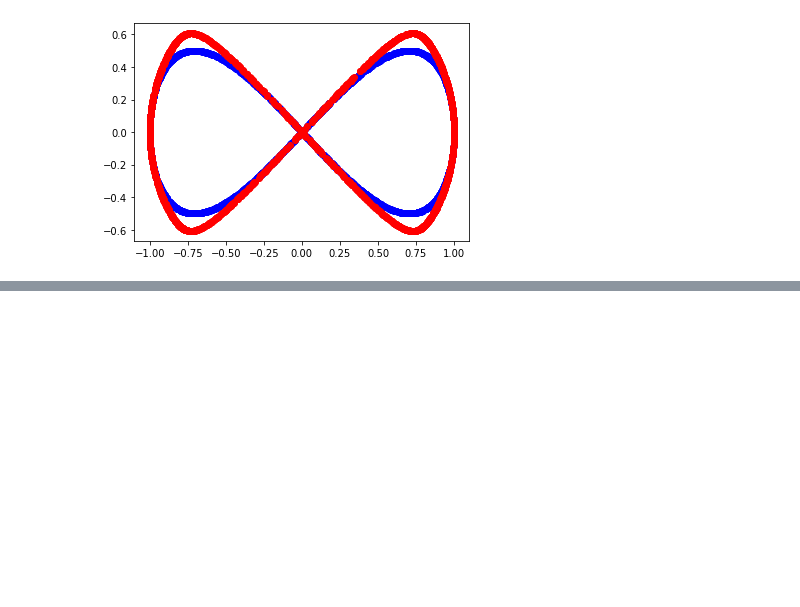
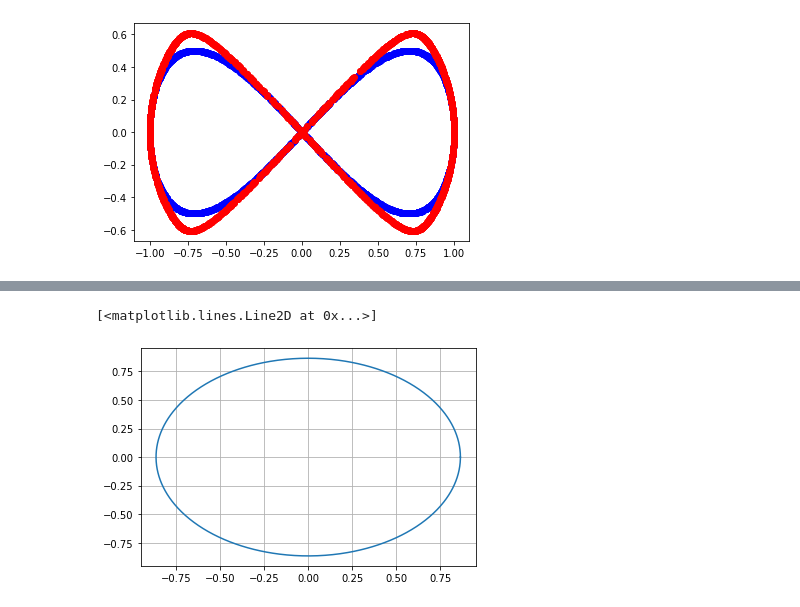
Before and after one commit to vukadinovic936/Grassmannian-Optimization, a Jupyter notebook: SphereMfld/vizFCN.ipynb, the cells around one changed output, grey strips where cells are left out. Drawn from its saved outputs; the diff is of its cells as text; code cells hidden in the pictures; blank space fills up the shorter version.

```diff
--- a/SphereMfld/vizFCN.ipynb
+++ b/SphereMfld/vizFCN.ipynb
@@ -6,3 +11,5 @@ f = lambda x,y: (2*x/(1+x**2+y**2) , 2*y/(1+x**2+y**2))
+# %%
+normal = lambda x,y,z: (x,y)
 # %% [markdown]
 ## Generate points such that $x^2+y^2<1$
 # %%
@@ -38,0 +66,7 @@ plt.show()
+# %%
+x,y = normal(xline,yline,zline)
+plt.grid()
+plt.plot(x,y)
+# %% [output]
+[<matplotlib.lines.Line2D at 0x...>]
+[figure, added]
```
Also changed, not shown: parts of 6 cells of this notebook, 5 other files.
